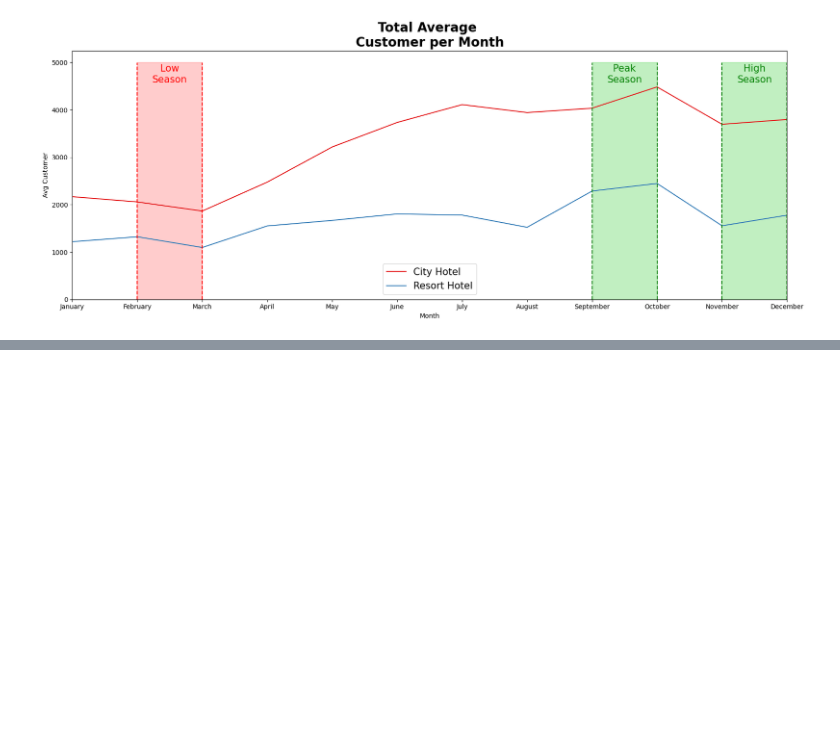
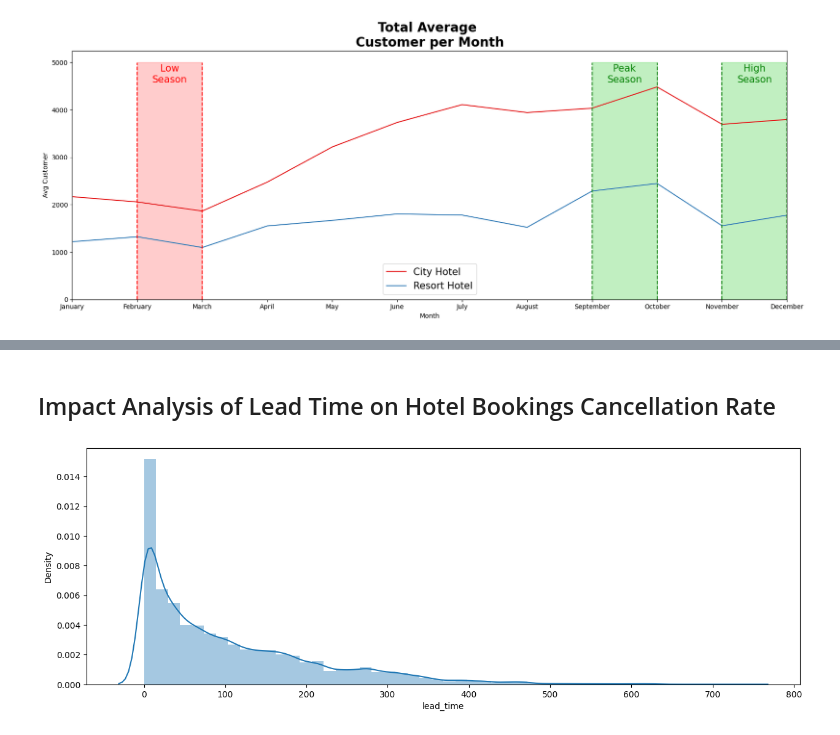
Before and after one commit to Aabie/Investigate-Hotel-Business-using-Data-Visualization, a Jupyter notebook: project.ipynb, the cells around one changed output, grey strips where cells are left out. Saved outputs shown, nothing was run; the diff lists cells and outputs as text; code cells hidden in the pictures; blank space fills up the shorter version.

```diff
--- a/project.ipynb
+++ b/project.ipynb
@@ -232,0 +289,8 @@ plt.show()
+# %% [markdown]
+## Impact Analysis of Lead Time on Hotel Bookings Cancellation Rate
+# %%
+plt.figure(figsize=(15,5))
+sns.distplot(df['lead_time'])
+plt.show()
+# %% [output]
+[figure, added]
```
Also changed, not shown: parts of 11 cells of this notebook.
